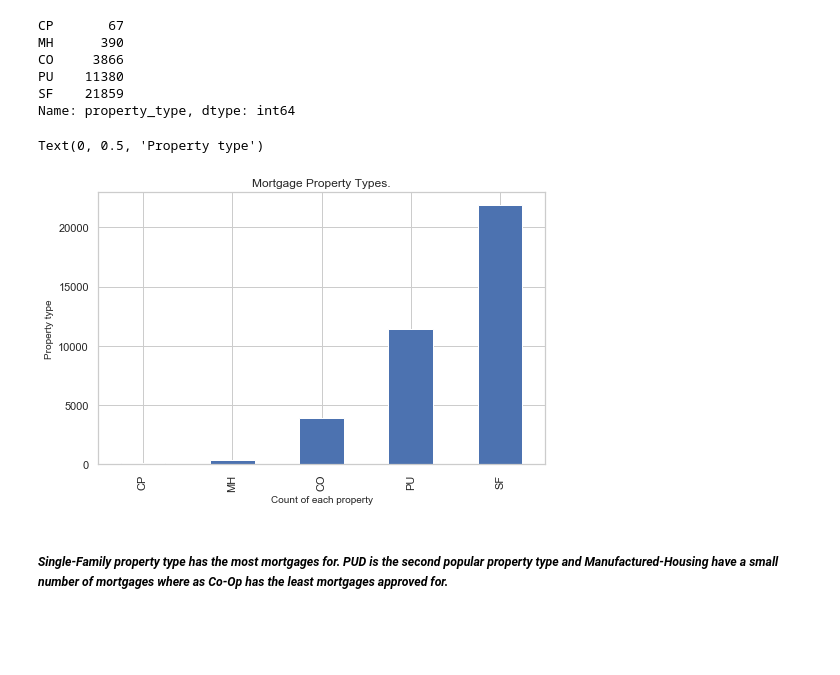
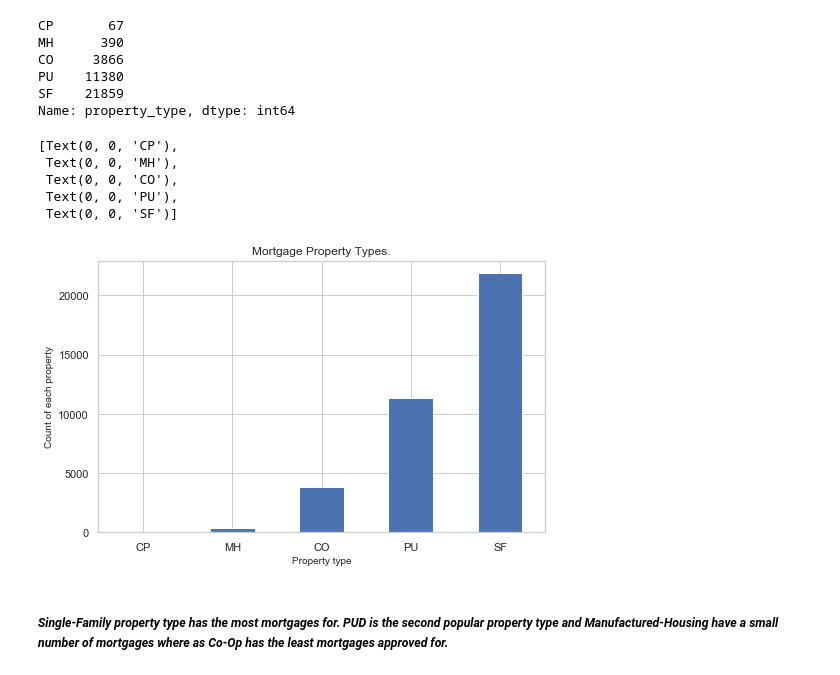
Before and after one commit to Azaima-Asghar/Modeling-Probability-Of-Delinquency, a Jupyter notebook: Mortgage_Analysis.ipynb, the cells around one changed output. Drawn from its saved outputs; the diff is of its cells as text; code cells hidden in the pictures; blank space fills up the shorter version.

```diff
--- a/Mortgage_Analysis.ipynb
+++ b/Mortgage_Analysis.ipynb
@@ -206,15 +194,18 @@ SF    21859
 Name: property_type, dtype: int64
 # %%
 # Visualize the property types for the mortgages.
-# Create horizontal bar chart.
-ax = property_type_counts.plot(kind ='bar',
-                                    figsize=(8,5),
-                                    title="Mortgage Property Types.")
-ax.set_xlabel("Count of each property", fontsize = 10)
-ax.set_ylabel("Property type", fontsize = 10)
+ax = property_type_counts.plot(kind ='bar', figsize=(8,5), title="Mortgage Property Types.")
+xlabels = ax.get_xticklabels()
+ax.set_ylabel("Count of each property", fontsize = 10)
+ax.set_xlabel("Property type", fontsize = 10)
+ax.set_xticklabels(xlabels, rotation = 0)
 # %% [output]
-Text(0, 0.5, 'Property type')
+[Text(0, 0, 'CP'),
+ Text(0, 0, 'MH'),
+ Text(0, 0, 'CO'),
+ Text(0, 0, 'PU'),
+ Text(0, 0, 'SF')]
-[figure, old version]
+[figure, new version]
 # %% [markdown]
 ##### *Single-Family property type has the most mortgages for. PUD is the second popular property type and Manufactured-Housing have a small number of mortgages where as Co-Op  has the least mortgages approved for.*
 # %%
```
Also changed, not shown: parts of 7 cells of this notebook.
